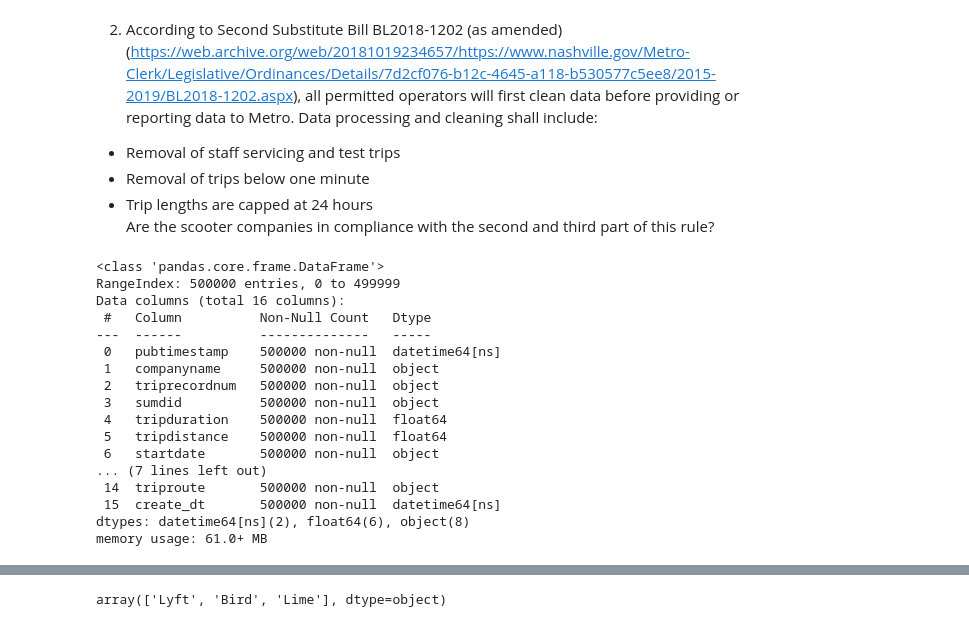
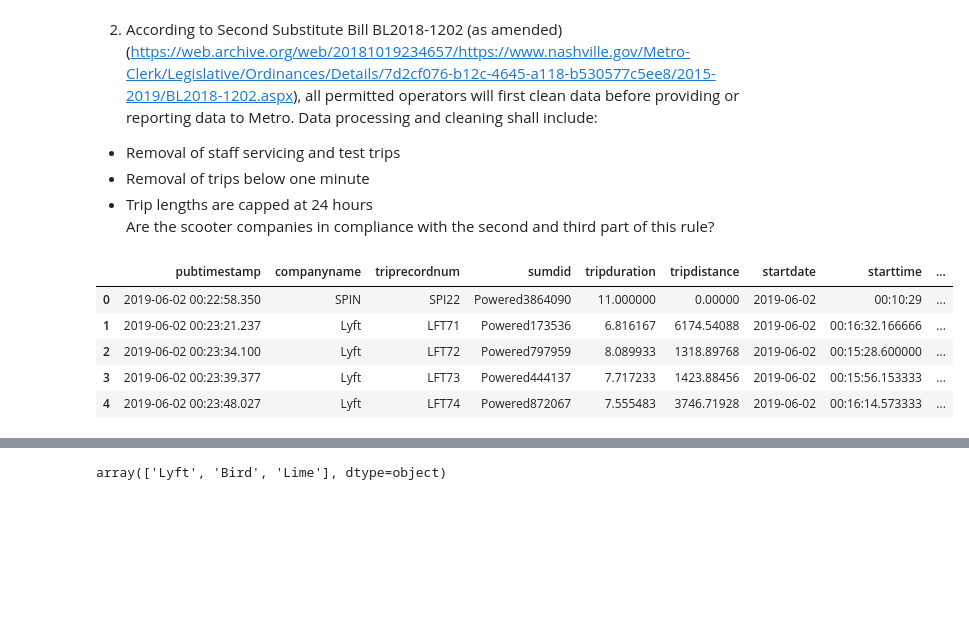
Before and after one commit to NSS-Data-Analytics-Cohort-10/scooters-group-2, a Jupyter notebook: notebooks/scooters_notebook.ipynb, the cells around one changed output, grey strips where cells are left out. Drawn from its saved outputs; the diff is of its cells as text; code cells hidden in the pictures; blank space fills up the shorter version.

```diff
--- a/notebooks/scooters_notebook.ipynb
+++ b/notebooks/scooters_notebook.ipynb
@@ -413,22 +432,11 @@ sns.lineplot(data=grouped_company_date, x='date', y='count_scooters', hue='compa
 * Trip lengths are capped at 24 hours
 Are the scooter companies in compliance with the second and third part of this rule?
 # %%
-trips.info()
+trips.head()
 # %% [output]
-<class 'pandas.core.frame.DataFrame'>
-RangeIndex: 500000 entries, 0 to 499999
-Data columns (total 16 columns):
- #   Column          Non-Null Count   Dtype
----  ------          --------------   -----
- 0   pubtimestamp    500000 non-null  datetime64[ns]
- 1   companyname     500000 non-null  object
- 2   triprecordnum   500000 non-null  object
- 3   sumdid          500000 non-null  object
- 4   tripduration    500000 non-null  float64
- 5   tripdistance    500000 non-null  float64
- 6   startdate       500000 non-null  object
-... (7 lines left out)
- 14  triproute       500000 non-null  object
- 15  create_dt       500000 non-null  datetime64[ns]
-dtypes: datetime64[ns](2), float64(6), object(8)
-memory usage: 61.0+ MB
+|  | pubtimestamp | companyname | triprecordnum | sumdid | tripduration | tripdistance | startdate | starttime | ... |
+| 0 | 2019-06-02 00:22:58.350 | SPIN | SPI22 | Powered3864090 | 11.000000 | 0.00000 | 2019-06-02 | 00:10:29 | ... |
+| 1 | 2019-06-02 00:23:21.237 | Lyft | LFT71 | Powered173536 | 6.816167 | 6174.54088 | 2019-06-02 | 00:16:32.166666 | ... |
+| 2 | 2019-06-02 00:23:34.100 | Lyft | LFT72 | Powered797959 | 8.089933 | 1318.89768 | 2019-06-02 | 00:15:28.600000 | ... |
+| 3 | 2019-06-02 00:23:39.377 | Lyft | LFT73 | Powered444137 | 7.717233 | 1423.88456 | 2019-06-02 | 00:15:56.153333 | ... |
+| 4 | 2019-06-02 00:23:48.027 | Lyft | LFT74 | Powered872067 | 7.555483 | 3746.71928 | 2019-06-02 | 00:16:14.573333 | ... |
```
Also changed, not shown: parts of 23 cells of this notebook.
